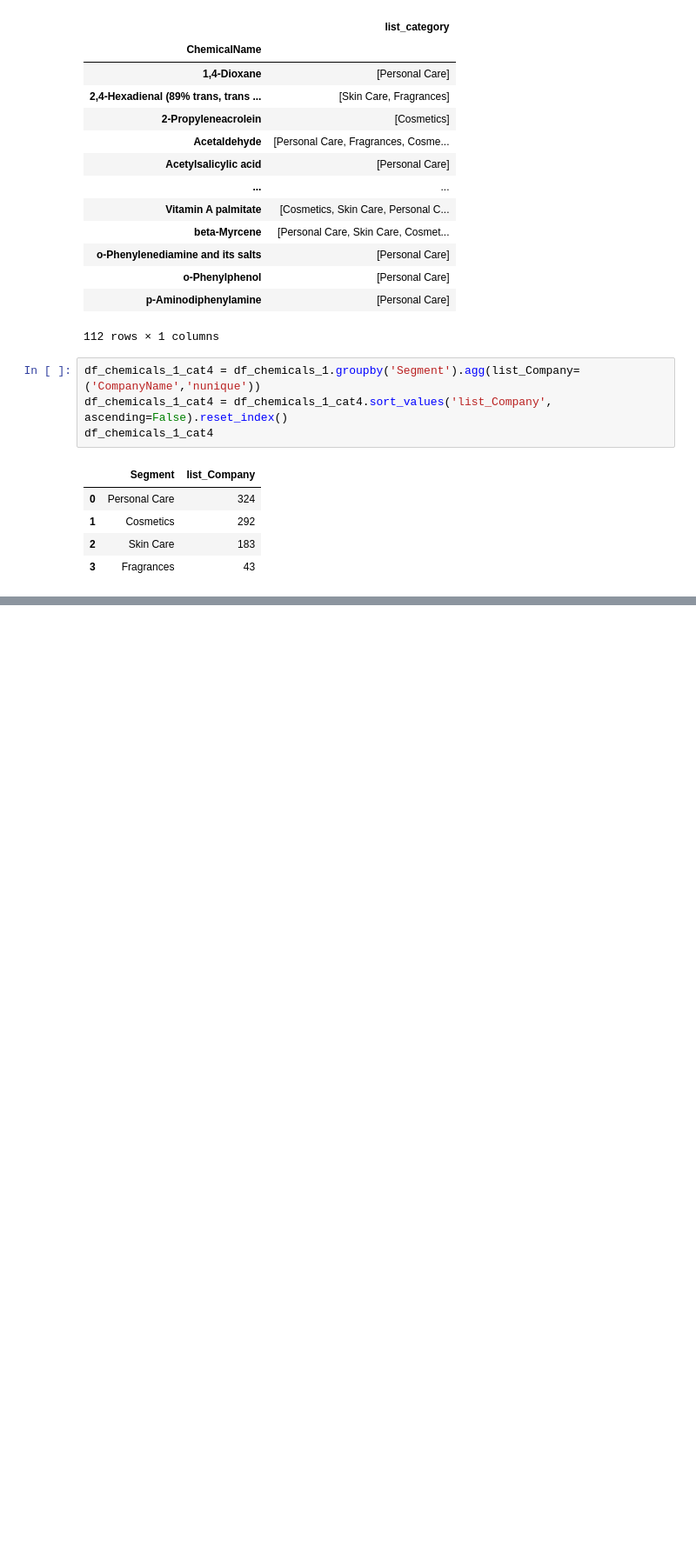
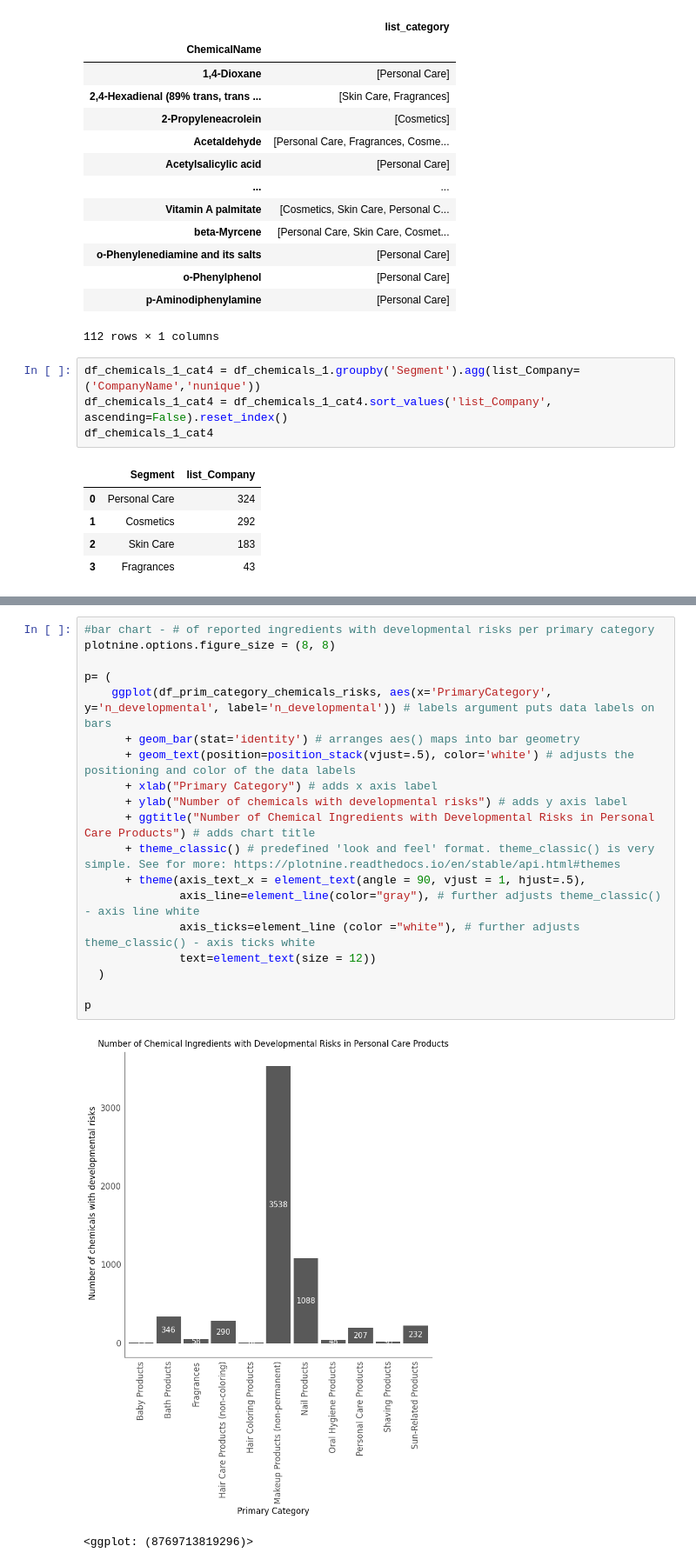
Before and after one commit to envirodatascience/final-project-env617_personalcareproducts, a Jupyter notebook: ENV_617_Final_Project_PersonalCareProducts_pynb.ipynb, the cells around one changed output, grey strips where cells are left out. Shown at 87% size. Saved outputs shown, nothing was run; the diff lists cells and outputs as text; blank space fills up the shorter version.

```diff
--- a/ENV_617_Final_Project_PersonalCareProducts_pynb.ipynb
+++ b/ENV_617_Final_Project_PersonalCareProducts_pynb.ipynb
@@ -667,0 +705,22 @@ k
+# %%
+#bar chart - # of reported ingredients with developmental risks per primary category
+plotnine.options.figure_size = (8, 8)
+
+p= (
+    ggplot(df_prim_category_chemicals_risks, aes(x='PrimaryCategory', y='n_developmental', label='n_developmental')) # labels argument puts data labels on bars
+      + geom_bar(stat='identity') # arranges aes() maps into bar geometry
+      + geom_text(position=position_stack(vjust=.5), color='white') # adjusts the positioning and color of the data labels
+      + xlab("Primary Category") # adds x axis label
+      + ylab("Number of chemicals with developmental risks") # adds y axis label
+      + ggtitle("Number of Chemical Ingredients with Developmental Risks in Personal Care Products") # adds chart title
+      + theme_classic() # predefined 'look and feel' format. theme_classic() is very simple. See for more: https://plotnine.readthedocs.io/en/stable/api.html#themes
+      + theme(axis_text_x = element_text(angle = 90, vjust = 1, hjust=.5),
+              axis_line=element_line(color="gray"), # further adjusts theme_classic() - axis line white
+              axis_ticks=element_line (color ="white"), # further adjusts theme_classic() - axis ticks white
+              text=element_text(size = 12))
+  )
+
+p
+# %% [output]
+[figure, added]
+<ggplot: (8769713819296)>
```
Also changed, not shown: parts of 11 cells of this notebook.
